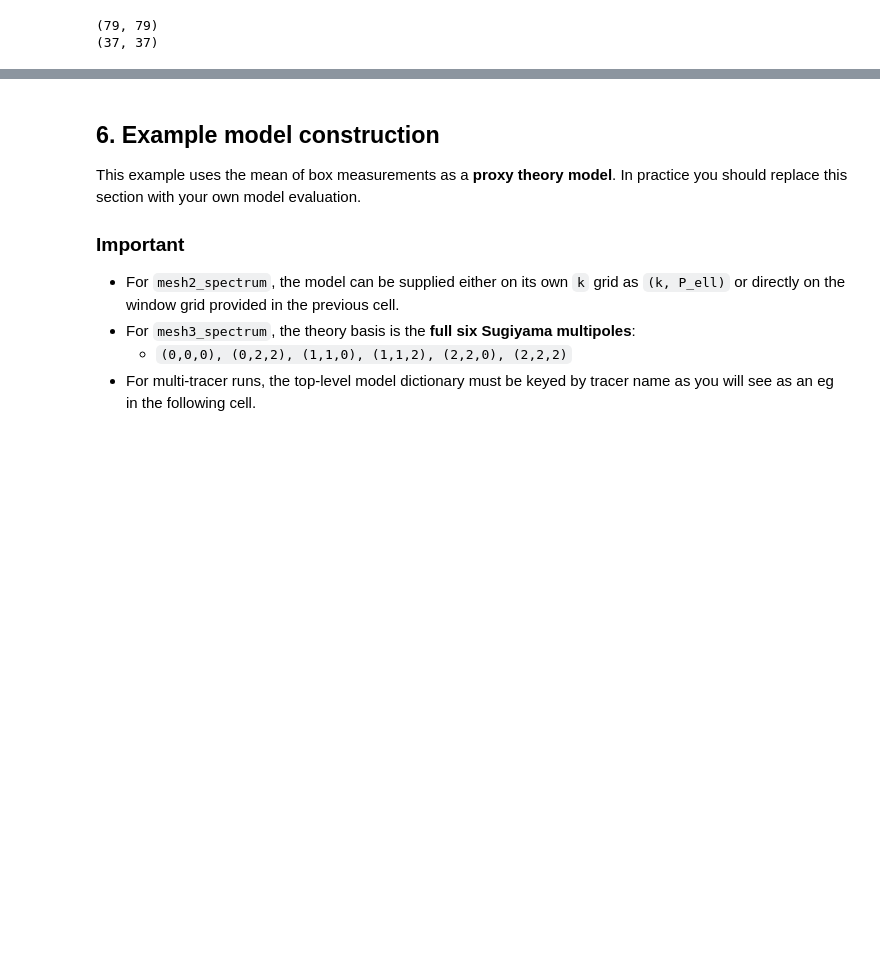
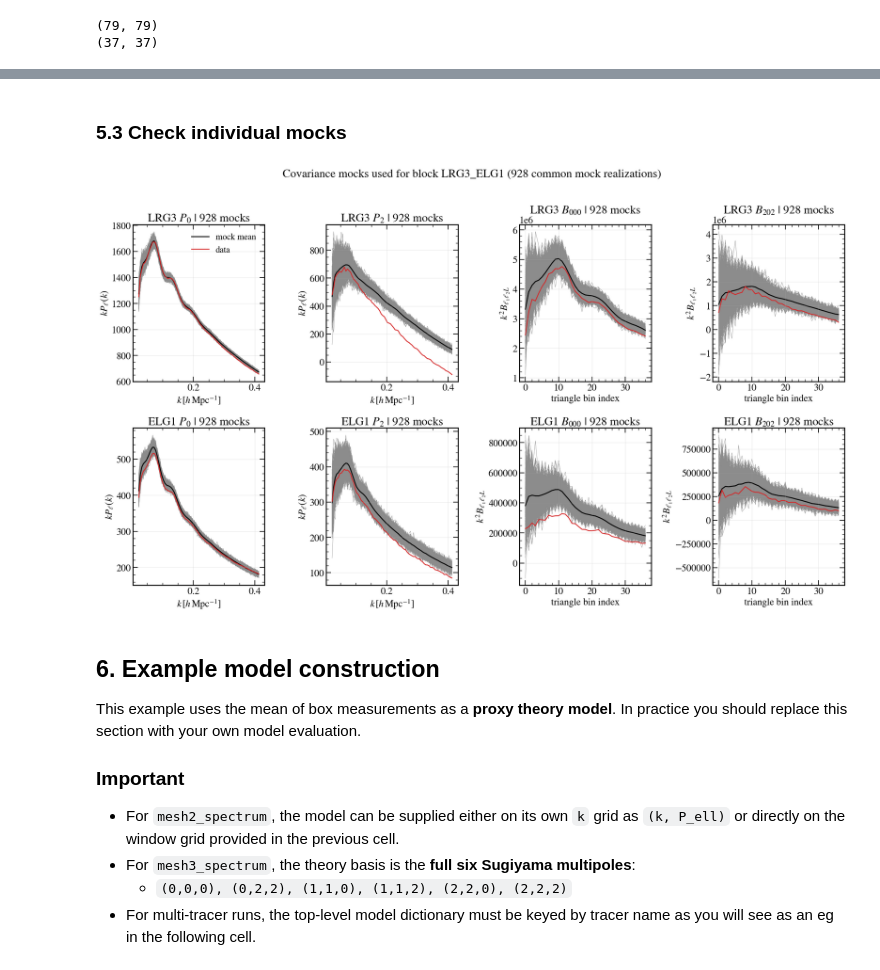
Before and after one commit to marcospellejero/desi-clustering, a Jupyter notebook: full_shape/nb/Compute_your_chi2_cleaned.ipynb, the cells around one changed output, grey strips where cells are left out. Cells and saved outputs as stored; diff of their text form; code cells hidden in the pictures; blank space fills up the shorter version.

```diff
--- a/full_shape/nb/Compute_your_chi2_cleaned.ipynb
+++ b/full_shape/nb/Compute_your_chi2_cleaned.ipynb
@@ -1549,0 +1814,2 @@ DESIChi2Engine summary
+# %% [markdown]
+### 5.3 Check individual mocks
@@ -1550,3 +2200,17 @@ DESIChi2Engine summary
+# %%
+fig, axes, glam_mock_info = plot_covariance_mocks_for_block(
+    engine,
+    block_name='LRG3_ELG1',
+    max_mocks=None,        # plot all mocks
+    bispectrum_x='index',
+    weight_data=True,      # P -> kP, B -> k^2B
+    alpha=1.,
+    lw=0.6,
+)
+
+plt.show()
+# %% [output]
+[figure, added]
 # %% [markdown]
 ## 6. Example model construction
 
```
Also changed, not shown: parts of 9 cells of this notebook.
